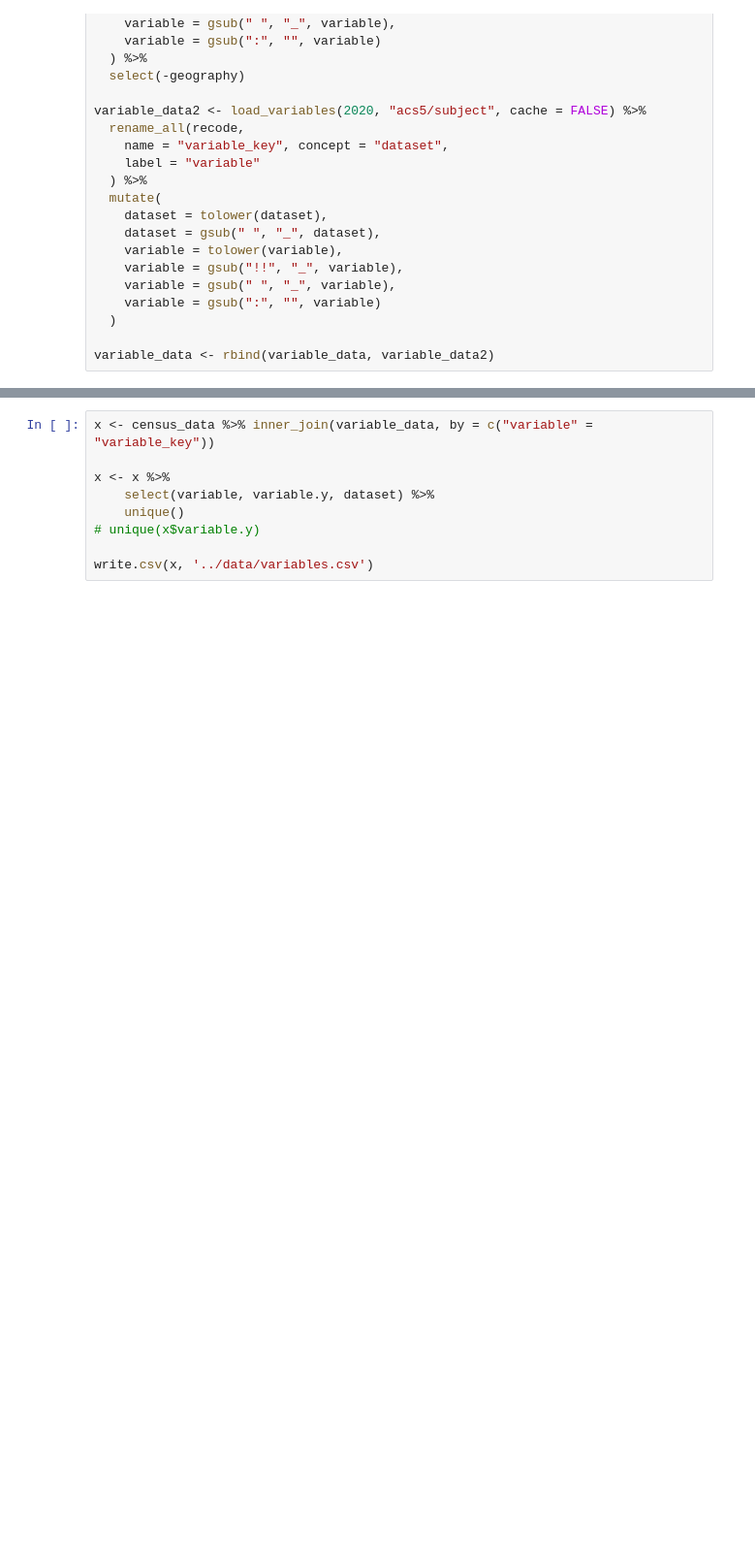
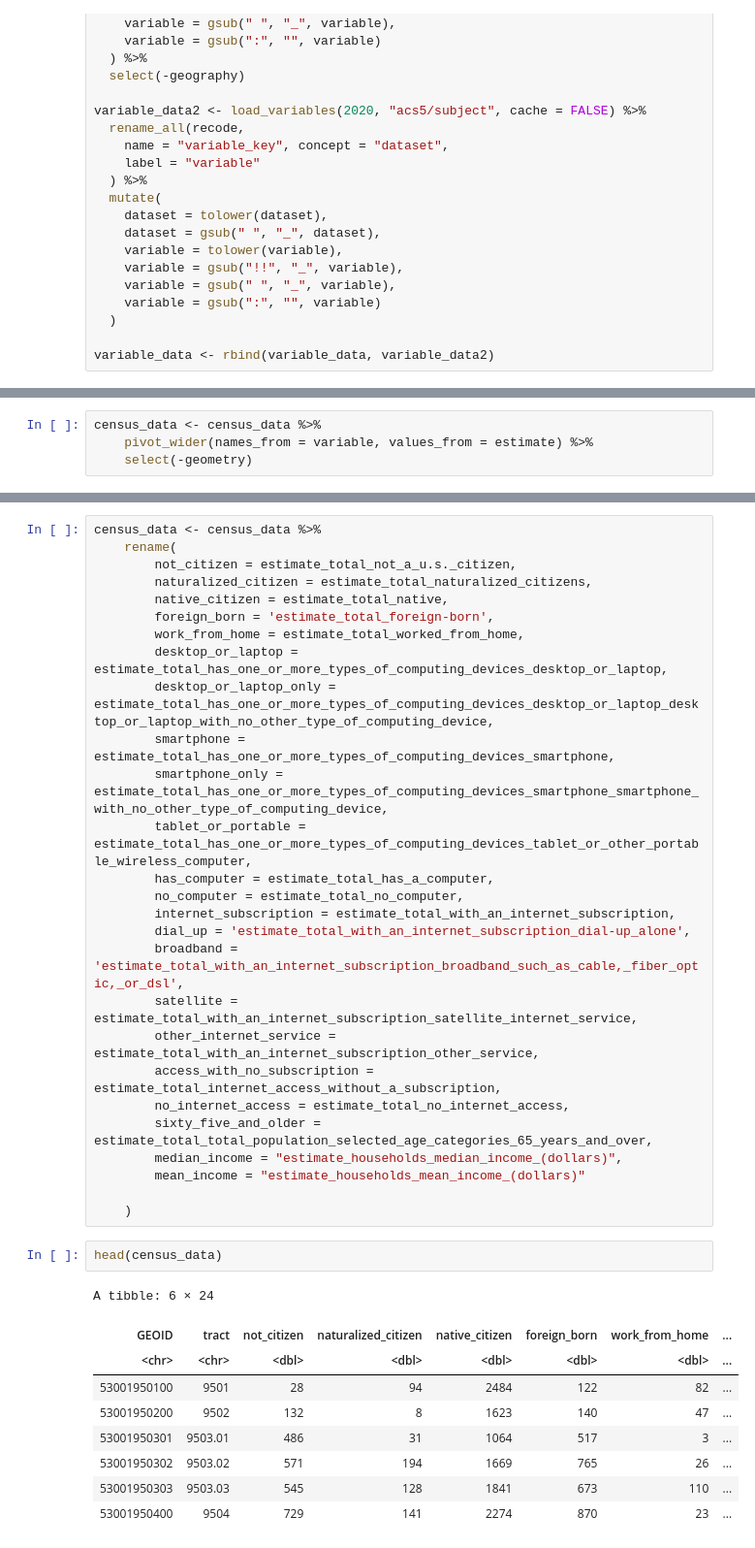
Before and after one commit to nicholasptran/eastern-washington-digital-equity, a Jupyter notebook: app/notebooks_and_testing/tidycensus.ipynb, the cells around one changed output, grey strips where cells are left out. Shown at 97% size. Cells and saved outputs as stored; diff of their text form; blank space fills up the shorter version.

```diff
--- a/app/notebooks_and_testing/tidycensus.ipynb
+++ b/app/notebooks_and_testing/tidycensus.ipynb
@@ -186,0 +173,4 @@ Using the ACS Subject Tables
+# %%
+census_data <- census_data %>%
+    pivot_wider(names_from = variable, values_from = estimate) %>%
+    select(-geometry)
@@ -194,9 +209,39 @@ names(census_data)
-# %%
-x <- census_data %>% inner_join(variable_data, by = c("variable" = "variable_key"))
-
-x <- x %>%
-    select(variable, variable.y, dataset) %>%
-    unique()
-# unique(x$variable.y)
-
-write.csv(x, '../data/variables.csv')
+# %%
+census_data <- census_data %>%
+    rename(
+        not_citizen = estimate_total_not_a_u.s._citizen,
+        naturalized_citizen = estimate_total_naturalized_citizens,
+        native_citizen = estimate_total_native,
+        foreign_born = 'estimate_total_foreign-born',
+        work_from_home = estimate_total_worked_from_home,
+        desktop_or_laptop = estimate_total_has_one_or_more_types_of_computing_devices_desktop_or_laptop,
+        desktop_or_laptop_only = estimate_total_has_one_or_more_types_of_computing_devices_desktop_or_laptop_desktop_or_laptop_with_no_other_type_of_computing_device,
+        smartphone = estimate_total_has_one_or_more_types_of_computing_devices_smartphone,
+        smartphone_only = estimate_total_has_one_or_more_types_of_computing_devices_smartphone_smartphone_with_no_other_type_of_computing_device,
+        tablet_or_portable = estimate_total_has_one_or_more_types_of_computing_devices_tablet_or_other_portable_wireless_computer,
+        has_computer = estimate_total_has_a_computer,
+        no_computer = estimate_total_no_computer,
+        internet_subscription = estimate_total_with_an_internet_subscription,
+        dial_up = 'estimate_total_with_an_internet_subscription_dial-up_alone',
+        broadband = 'estimate_total_with_an_internet_subscription_broadband_such_as_cable,_fiber_optic,_or_dsl',
+        satellite = estimate_total_with_an_internet_subscription_satellite_internet_service,
+        other_internet_service = estimate_total_with_an_internet_subscription_other_service,
+        access_with_no_subscription = estimate_total_internet_access_without_a_subscription,
+        no_internet_access = estimate_total_no_internet_access,
+        sixty_five_and_older = estimate_total_total_population_selected_age_categories_65_years_and_over,
+        median_income = "estimate_households_median_income_(dollars)",
+        mean_income = "estimate_households_mean_income_(dollars)"
+
+    )
+# %%
+head(census_data)
+# %% [output]
+A tibble: 6 × 24
+| GEOID | tract | not_citizen | naturalized_citizen | native_citizen | foreign_born | work_from_home | ... |
+| <chr> | <chr> | <dbl> | <dbl> | <dbl> | <dbl> | <dbl> | ... |
+| 53001950100 | 9501 | 28 | 94 | 2484 | 122 | 82 | ... |
+| 53001950200 | 9502 | 132 | 8 | 1623 | 140 | 47 | ... |
+| 53001950301 | 9503.01 | 486 | 31 | 1064 | 517 | 3 | ... |
+| 53001950302 | 9503.02 | 571 | 194 | 1669 | 765 | 26 | ... |
+| 53001950303 | 9503.03 | 545 | 128 | 1841 | 673 | 110 | ... |
+| 53001950400 | 9504 | 729 | 141 | 2274 | 870 | 23 | ... |
```
Also changed, not shown: parts of 15 cells of this notebook, 3 other files.
